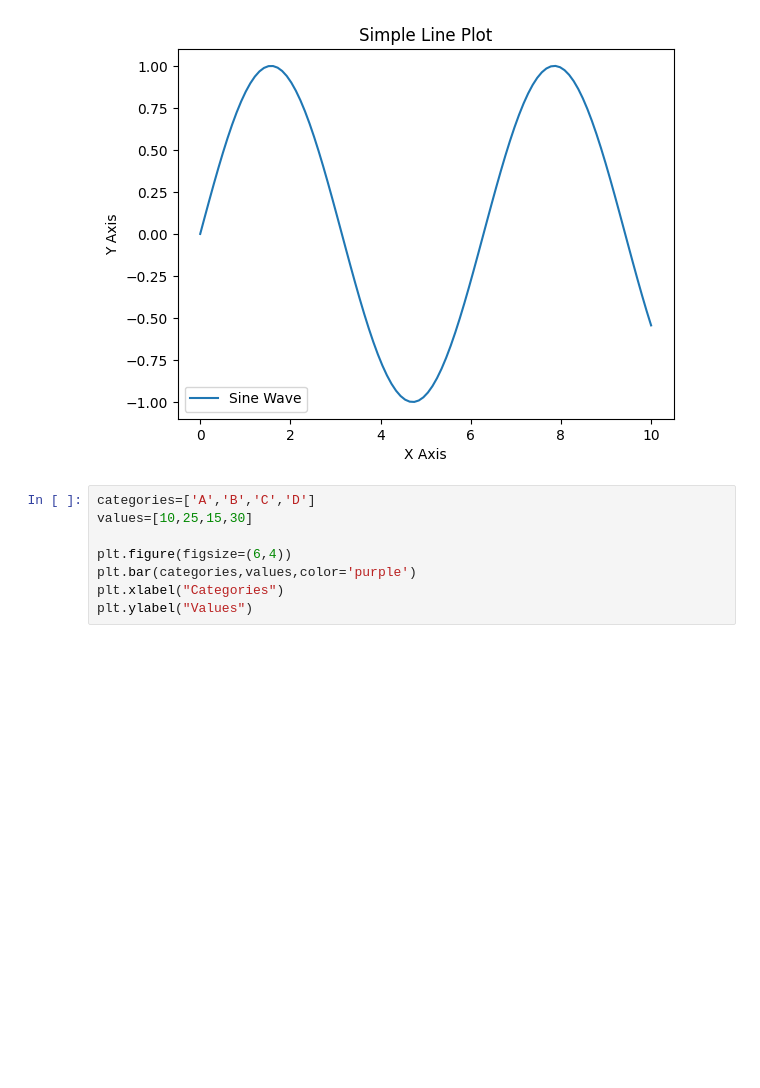
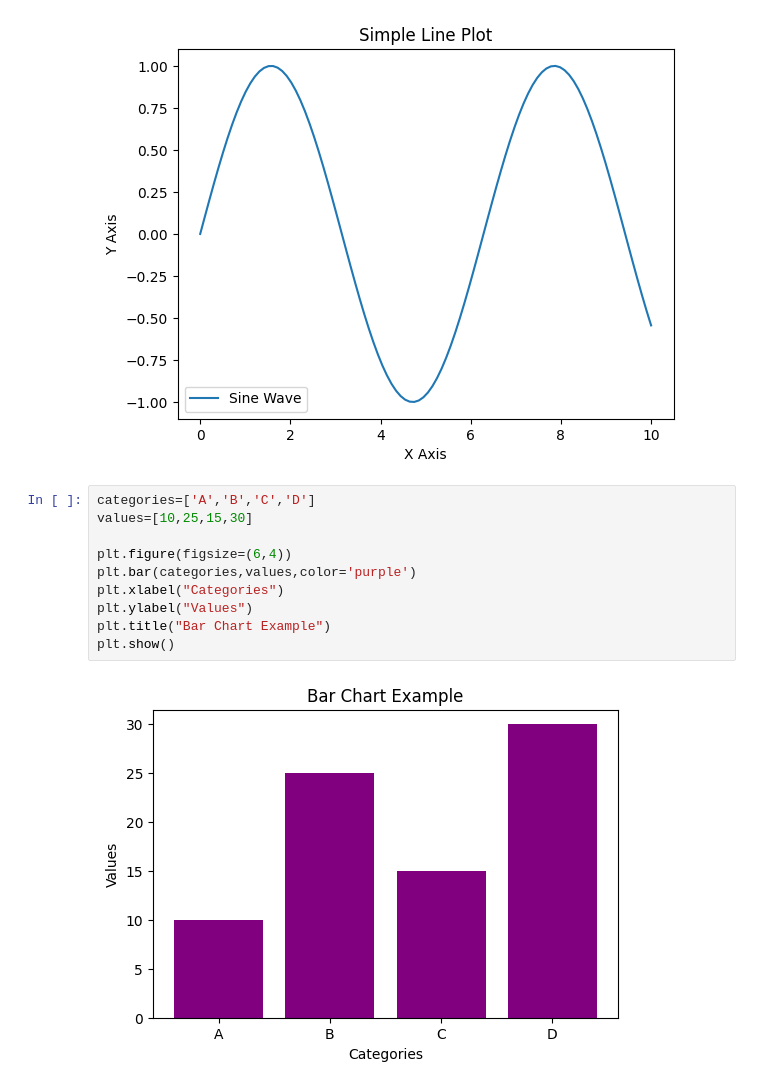
Before and after one commit to kiruthiga2004/data-science-dv-, a Jupyter notebook: kiruthiga_py.ipynb, the cells around one changed output. Cells and saved outputs as stored; diff of their text form; blank space fills up the shorter version.

```diff
--- a/kiruthiga_py.ipynb
+++ b/kiruthiga_py.ipynb
@@ -17,8 +17,12 @@ plt.show()
 # %%
 categories=['A','B','C','D']
 values=[10,25,15,30]
 
 plt.figure(figsize=(6,4))
 plt.bar(categories,values,color='purple')
 plt.xlabel("Categories")
 plt.ylabel("Values")
+plt.title("Bar Chart Example")
+plt.show()
+# %% [output]
+[figure, added]
```
